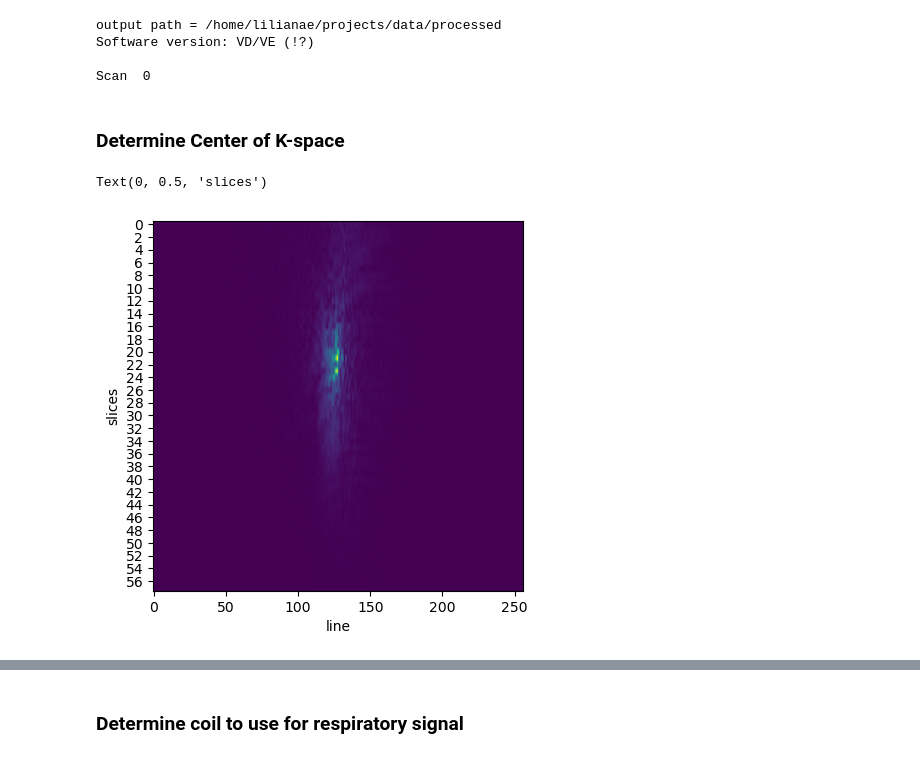
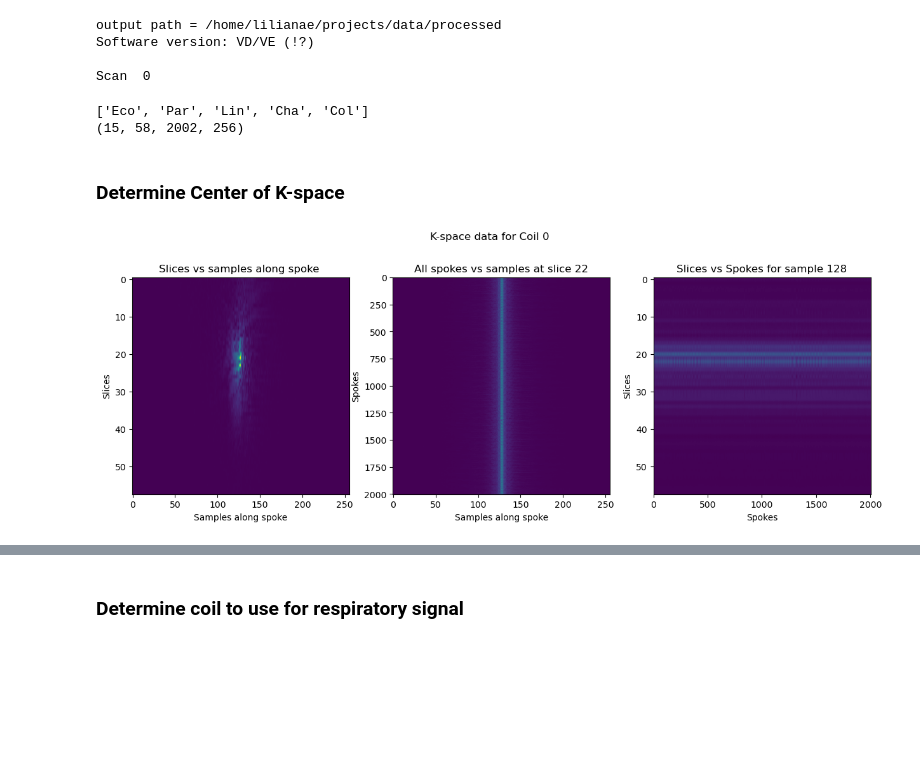
Before and after one commit to lilianaedmonds/naf_recons, a Jupyter notebook: load_naf_data.ipynb, the cells around one changed output, grey strips where cells are left out. Saved outputs shown, nothing was run; the diff lists cells and outputs as text; code cells hidden in the pictures; blank space fills up the shorter version.

```diff
--- a/load_naf_data.ipynb
+++ b/load_naf_data.ipynb
@@ -40,32 +41,63 @@ Scan  0
 # %%
 # mapped[0] is sens data
 
-print(mapped[0])
 data_0 = mapped[0]['image']
 print(data_0.non_singleton_dims)
 data_0.flags['remove_os']=True
-print(data_0.non_singleton_dims)
-print(data_0.shape)
-# won't work:
-#data_0 = data_0[:].squeeze()
+
 echo_num=0                                                  # first echo is spoke data
 num_points = int(mapped[0]['hdr']['Config']['NImageLins'])  # number of points on one spoke
 kspace_0 = data_0[...,echo_num,0,0,0,:,0,0,:,:,:num_points]
 kspace_0 = kspace_0.squeeze()
-# print(kspace_0.shape)
 kspace_0 = np.transpose(kspace_0,(2,0,1,3))
 print(kspace_0.shape)  ## Shape = (15, 58, 2002, 256) -> (channels, partitions, lines, columns)
 ## 58 excitations of the same spoke -> one dimension will be 100,000 (temporal dimension)
+# %% [output]
+['Eco', 'Par', 'Lin', 'Cha', 'Col']
+(15, 58, 2002, 256)
 # %% [markdown]
 ### Determine Center of K-space
 # %%
 # show slice x line; check, where the kspace center in the through-slice
 # direction is (may not be in the exact middle due to partial Fourier etc.)
-plt.imshow(np.abs(kspace_0[0,:,0,...]), aspect=kspace_0.shape[3]/kspace_0.shape[1])
-gca = plt.gca()
-gca.set_yticks(np.arange(0,kspace_0.shape[1],2))
-gca.set_xlabel("line")
-gca.set_ylabel("slices")
+
+def plot_ksp_data(ksp_data, coil_idx, center_slice = None, center_sample = None, title_info=""):
+
+    ## Get all dims
+    ncoils, nslices, nspokes, nsamples= ksp_data.shape
+
+    ## If center idx not given, assume it is middle
+    if center_slice is None:
+        center_slice = nslices // 2
+
+    if center_sample is None:
+        center_sample = nsamples //2
+
+    fig, axs = plt.subplots(1, 3, figsize=(15,5))
+
+    ## Plot spokes vs slices
+    axs[0].imshow(np.abs(ksp_data[0, :, 0, :]), aspect=nsamples/nslices)
+
+    axs[0].set_xlabel("Samples along spoke")
+    axs[0].set_ylabel("Slices")
+    axs[0].set_title(f"Slices vs samples along spoke {title_info}")
+
+    ## Plot spokes vs samples for center idx
+    axs[1].imshow(np.abs(ksp_data[0, center_slice, :, :]), aspect=nsamples/nspokes)
+    axs[1].set_xlabel("Samples along spoke")
+    axs[1].set_ylabel("Spokes")
+    axs[1].set_title(f"All spokes vs samples at slice {center_slice}")
+
+    ## Plot all slices vs center sample
+    axs[2].imshow(np.abs(ksp_data[0, :, :, center_sample]), aspect=nspokes/nslices)
+    axs[2].set_xlabel("Spokes")
+    axs[2].set_ylabel("Slices")
+    axs[2].set_title(f"Slices vs Spokes for sample {center_sample}")
+
+    fig.suptitle(f"K-space data for Coil {coil_idx}")
+
+    plt.show()
+
+plot_ksp_data(kspace_0, coil_idx=0, center_slice=22)
 # %% [output]
-Text(0, 0.5, 'slices')
-[figure, old version]
+[figure, new version]
```
Also changed, not shown: parts of 10 cells of this notebook.
